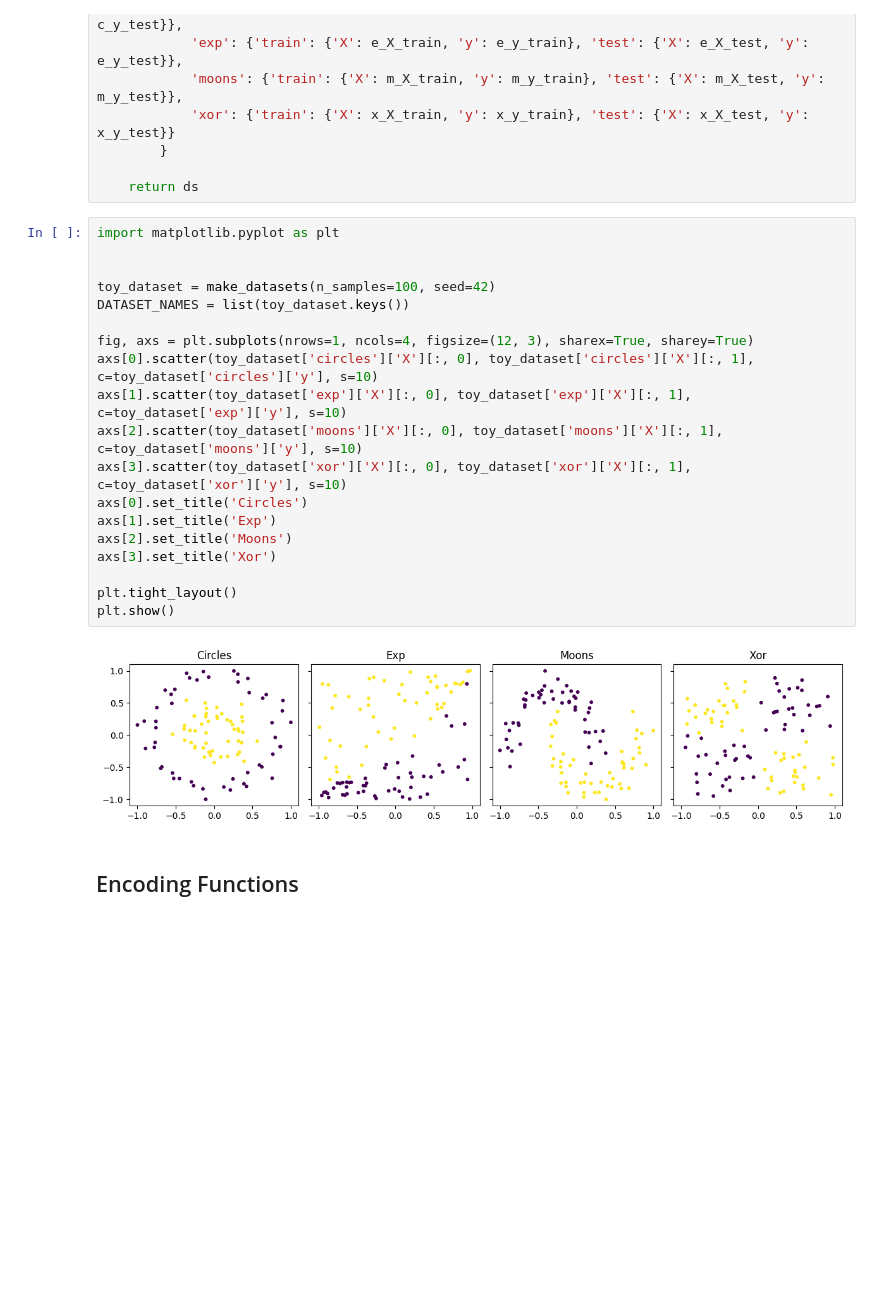
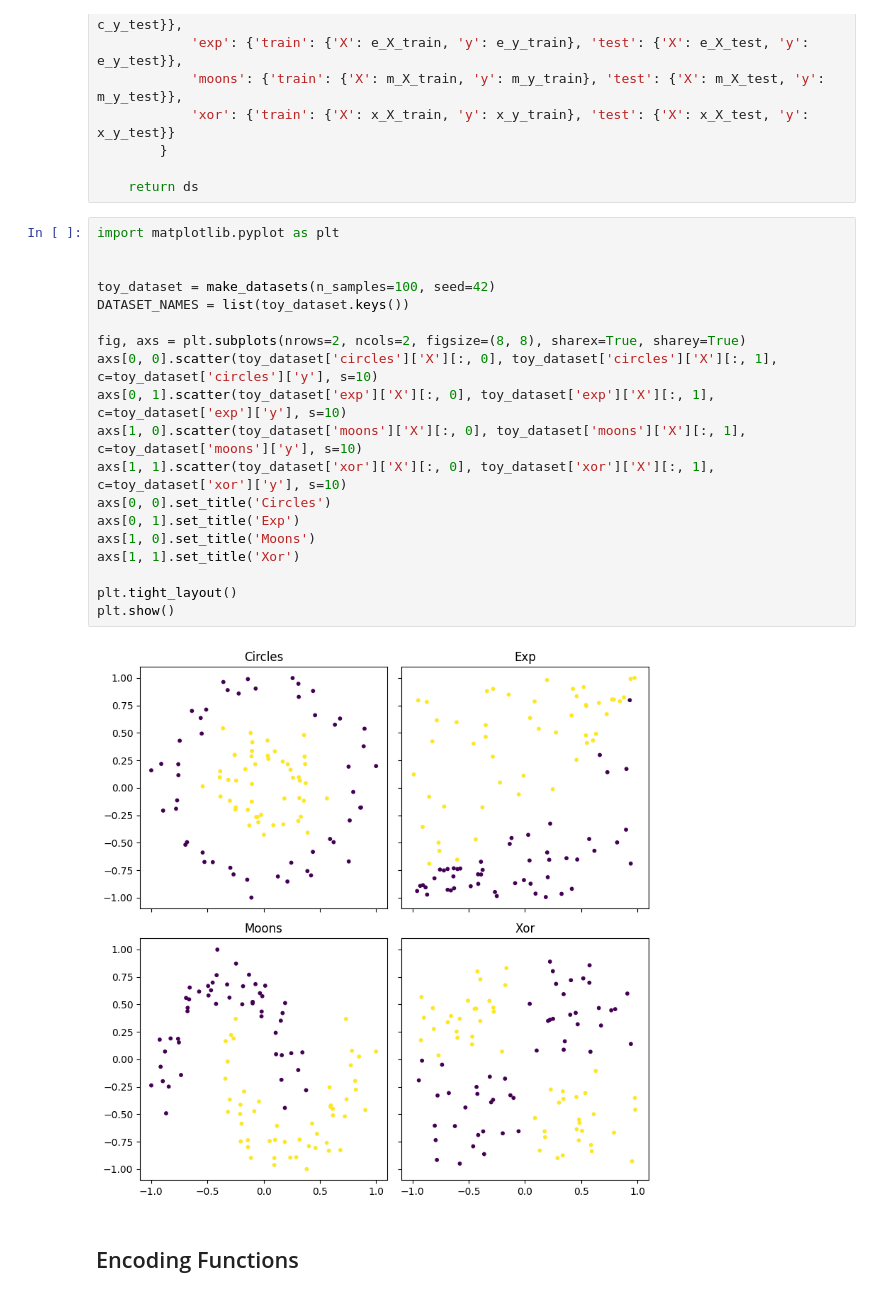
Before and after one commit to amandaturney/qml, a Jupyter notebook: project/feature_maps.ipynb, the cells around one changed output. Drawn from its saved outputs; the diff is of its cells as text; blank space fills up the shorter version.

```diff
--- a/project/feature_maps.ipynb
+++ b/project/feature_maps.ipynb
@@ -221,24 +221,24 @@ def make_datasets(n_samples: int, training_pct: Optional[float] = None, seed: Op
 # %%
 import matplotlib.pyplot as plt
 
 
 toy_dataset = make_datasets(n_samples=100, seed=42)
 DATASET_NAMES = list(toy_dataset.keys())
 
-fig, axs = plt.subplots(nrows=1, ncols=4, figsize=(12, 3), sharex=True, sharey=True)
-axs[0].scatter(toy_dataset['circles']['X'][:, 0], toy_dataset['circles']['X'][:, 1], c=toy_dataset['circles']['y'], s=10)
-axs[1].scatter(toy_dataset['exp']['X'][:, 0], toy_dataset['exp']['X'][:, 1], c=toy_dataset['exp']['y'], s=10)
-axs[2].scatter(toy_dataset['moons']['X'][:, 0], toy_dataset['moons']['X'][:, 1], c=toy_dataset['moons']['y'], s=10)
-axs[3].scatter(toy_dataset['xor']['X'][:, 0], toy_dataset['xor']['X'][:, 1], c=toy_dataset['xor']['y'], s=10)
-axs[0].set_title('Circles')
-axs[1].set_title('Exp')
-axs[2].set_title('Moons')
-axs[3].set_title('Xor')
+fig, axs = plt.subplots(nrows=2, ncols=2, figsize=(8, 8), sharex=True, sharey=True)
+axs[0, 0].scatter(toy_dataset['circles']['X'][:, 0], toy_dataset['circles']['X'][:, 1], c=toy_dataset['circles']['y'], s=10)
+axs[0, 1].scatter(toy_dataset['exp']['X'][:, 0], toy_dataset['exp']['X'][:, 1], c=toy_dataset['exp']['y'], s=10)
+axs[1, 0].scatter(toy_dataset['moons']['X'][:, 0], toy_dataset['moons']['X'][:, 1], c=toy_dataset['moons']['y'], s=10)
+axs[1, 1].scatter(toy_dataset['xor']['X'][:, 0], toy_dataset['xor']['X'][:, 1], c=toy_dataset['xor']['y'], s=10)
+axs[0, 0].set_title('Circles')
+axs[0, 1].set_title('Exp')
+axs[1, 0].set_title('Moons')
+axs[1, 1].set_title('Xor')
 
 plt.tight_layout()
 plt.show()
 # %% [output]
-[figure, old version]
+[figure, new version]
 # %% [markdown]
 ## Encoding Functions
 # %% [markdown]
```
Also changed, not shown: parts of 16 cells of this notebook, 5 other files.
